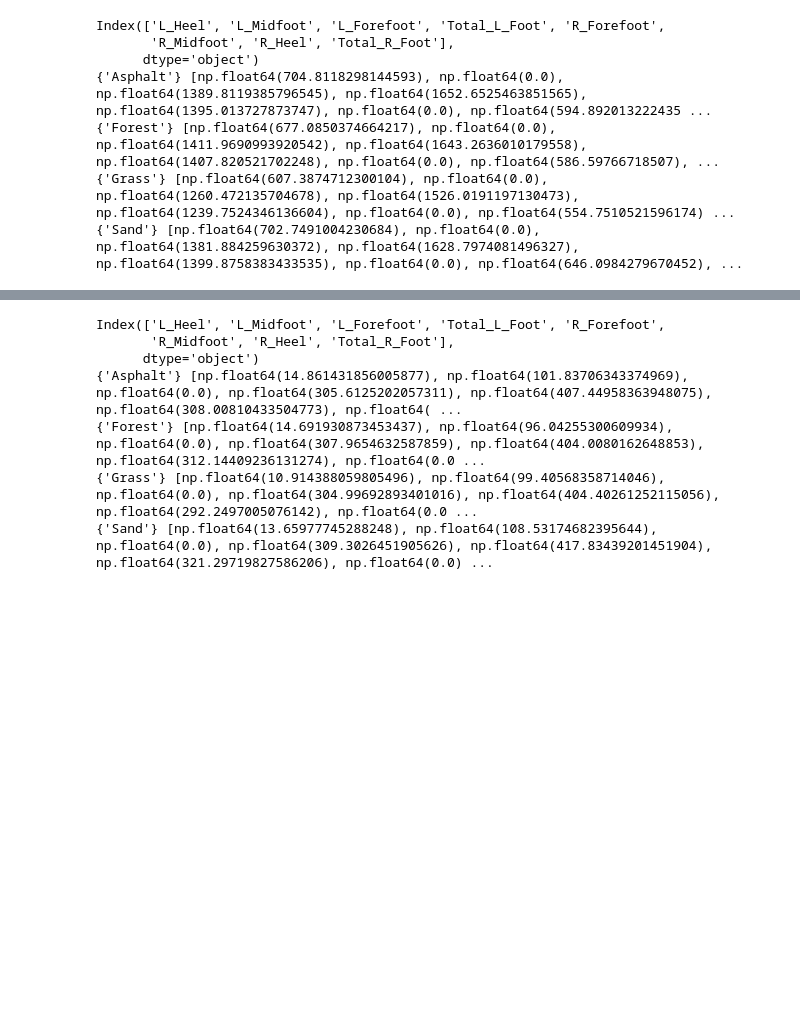
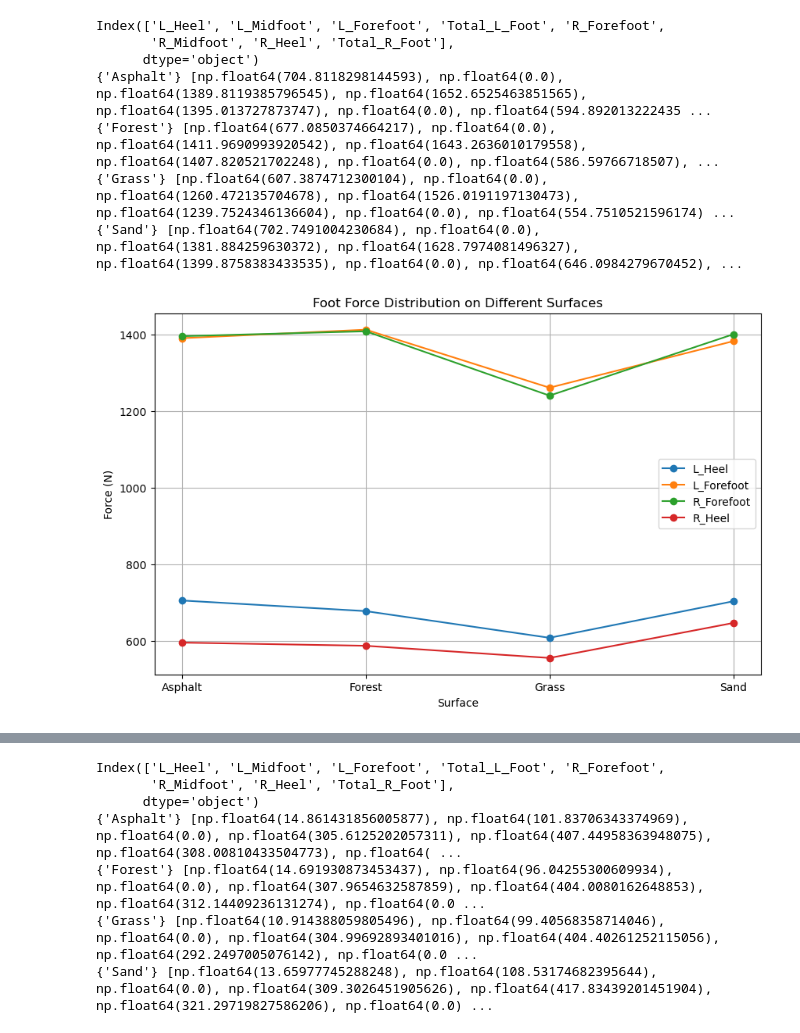
Before and after one commit to Fatemeh-aboulhassani/Movement-Analysis, a Jupyter notebook: notebooks/3. Analysis Foot HeartRate GPX.ipynb, the cells around one changed output, grey strips where cells are left out. Saved outputs shown, nothing was run; the diff lists cells and outputs as text; code cells hidden in the pictures; blank space fills up the shorter version.

```diff
--- a/notebooks/3. Analysis Foot HeartRate GPX.ipynb
+++ b/notebooks/3. Analysis Foot HeartRate GPX.ipynb
@@ -303,6 +435,43 @@ Index(['L_Heel', 'L_Midfoot', 'L_Forefoot', 'Total_L_Foot', 'R_Forefoot',
 {'Forest'} [np.float64(677.0850374664217), np.float64(0.0), np.float64(1411.9690993920542), np.float64(1643.2636010179558), np.float64(1407.820521702248), np.float64(0.0), np.float64(586.59766718507), ...
 {'Grass'} [np.float64(607.3874712300104), np.float64(0.0), np.float64(1260.472135704678), np.float64(1526.0191197130473), np.float64(1239.7524346136604), np.float64(0.0), np.float64(554.7510521596174) ...
 {'Sand'} [np.float64(702.7491004230684), np.float64(0.0), np.float64(1381.884259630372), np.float64(1628.7974081496327), np.float64(1399.8758383433535), np.float64(0.0), np.float64(646.0984279670452), ...
+# %%
+import matplotlib.pyplot as plt
+import pandas as pd
+
+# داده‌ها
+data = {
+    "Surface": ["Asphalt", "Forest", "Grass", "Sand"],
+    "L_Heel": [704.81, 677.09, 607.39, 702.75],
+    "L_Forefoot": [1389.81, 1411.97, 1260.47, 1381.88],
+    "R_Forefoot": [1395.01, 1407.82, 1239.75, 1399.88],
+    "R_Heel": [594.89, 586.60, 554.75, 646.10],
+
+}
+
+# ایجاد DataFrame
+df = pd.DataFrame(data)
+
+# رسم نمودار
+plt.figure(figsize=(10, 6))
+
+# بدون میدفوت
+plt.plot(df["Surface"], df["L_Heel"], label="L_Heel", marker='o')
+plt.plot(df["Surface"], df["L_Forefoot"], label="L_Forefoot", marker='o')
+plt.plot(df["Surface"], df["R_Forefoot"], label="R_Forefoot", marker='o')
+plt.plot(df["Surface"], df["R_Heel"], label="R_Heel", marker='o')
+
+# عنوان و برچسب‌ها
+plt.title("Foot Force Distribution on Different Surfaces")
+plt.xlabel("Surface")
+plt.ylabel("Force (N)")
+plt.legend()
+plt.grid(True)
+
+# نمایش نمودار
+plt.show()
+# %% [output]
+[figure, added]
 # %% [markdown]
 # Q4
 When speed is at its highest (i.e., within the top 1% and 10% of speed values), what are the average values of **Heel**, **Midfoot**, **Forefoot**, and **Total Foot** forces?
```
Also changed, not shown: parts of 8 cells of this notebook.
